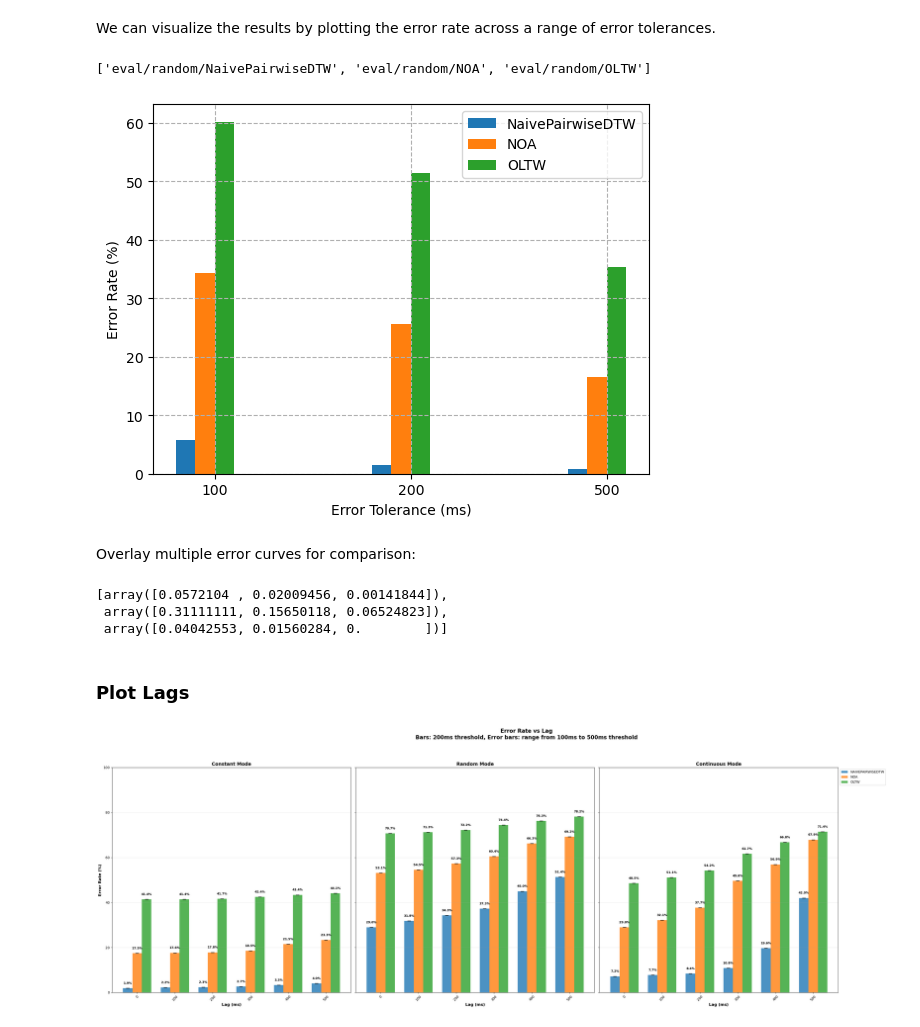
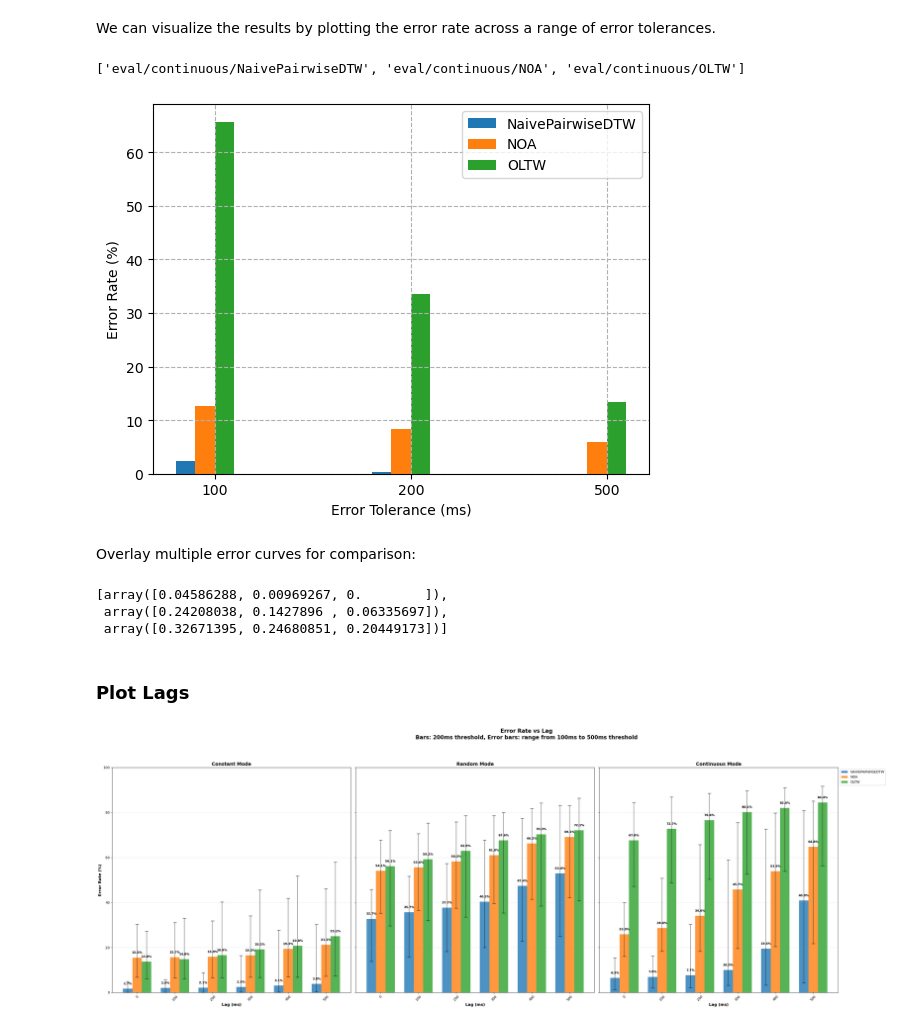
Before and after one commit to HMC-MIR/PianoConcertoAccompaniment, a Jupyter notebook: 04_Evaluate.ipynb, the cells around one changed output. Saved outputs shown, nothing was run; the diff lists cells and outputs as text; code cells hidden in the pictures.

```diff
--- a/04_Evaluate.ipynb
+++ b/04_Evaluate.ipynb
@@ -129,14 +129,14 @@ def plotErrorVsTolerance(eval_dirs, maxTol, savefile = None, style='bar', tols=N
 # %%
 systems_to_compare = systems
 tsm = False
 tols = [100,200,500]
 bar_tols = [100,200,500]
-eval_dirs = [f'eval{"_tsm" if tsm else ""}/{modes[1]}/{s}' for s in systems_to_compare]
+eval_dirs = [f'eval{"_tsm" if tsm else ""}/{modes[2]}/{s}' for s in systems_to_compare]
 print(eval_dirs)
 errRates_list, tols = plotErrorVsTolerance(eval_dirs, maxTol = 1000,tols = tols, bar_tols = bar_tols)
 # %% [output]
-['eval/random/NaivePairwiseDTW', 'eval/random/NOA', 'eval/random/OLTW']
+['eval/continuous/NaivePairwiseDTW', 'eval/continuous/NOA', 'eval/continuous/OLTW']
-[figure, old version]
+[figure, new version]
 # %%
 # maxTol = 5000 # in milliseconds
 # tsm = True
@@ -158,9 +158,9 @@ Overlay multiple error curves for comparison:
 # %%
 errRates_list
 # %% [output]
-[array([0.0572104 , 0.02009456, 0.00141844]),
- array([0.31111111, 0.15650118, 0.06524823]),
- array([0.04042553, 0.01560284, 0.        ])]
+[array([0.04586288, 0.00969267, 0.        ]),
+ array([0.24208038, 0.1427896 , 0.06335697]),
+ array([0.32671395, 0.24680851, 0.20449173])]
 # %% [markdown]
 ### Plot Lags
 # %%
@@ -220,9 +222,9 @@ for idx, eval_mode in enumerate(modes):
         system_data = errors_dict[eval_mode][system]
 
         # Collect error rates for each lag at each threshold
-        lower_error = [system_data[lag][tols[0]] * 100 for lag in lags]
+        upper_error = [system_data[lag][tols[0]] * 100 for lag in lags]
         middle_error = [system_data[lag][tols[1]] * 100 for lag in lags]
-        upper_error = [system_data[lag][tols[2]] * 100 for lag in lags]
+        lower_error = [system_data[lag][tols[2]] * 100 for lag in lags]
 
         # Calculate bar positions for this system
         bar_positions = x + i * width
@@ -272,4 +274,4 @@ fig.suptitle(
 fig.tight_layout(rect=[0, 0, 0.92, 0.93])
 plt.show()
 # %% [output]
-[figure, old version]
+[figure, new version]
```
Also changed, not shown: parts of 2 cells of this notebook, 6 other files.
